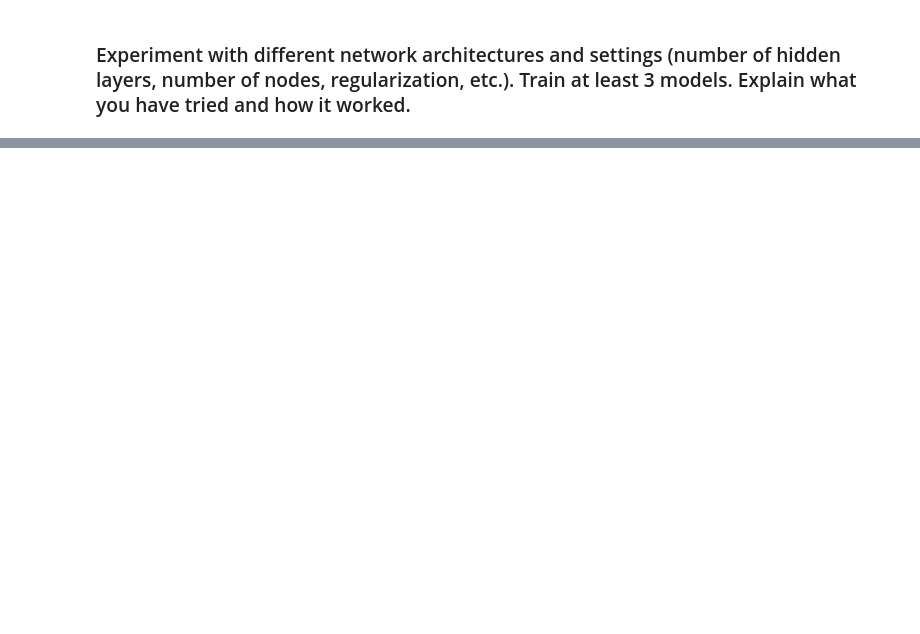
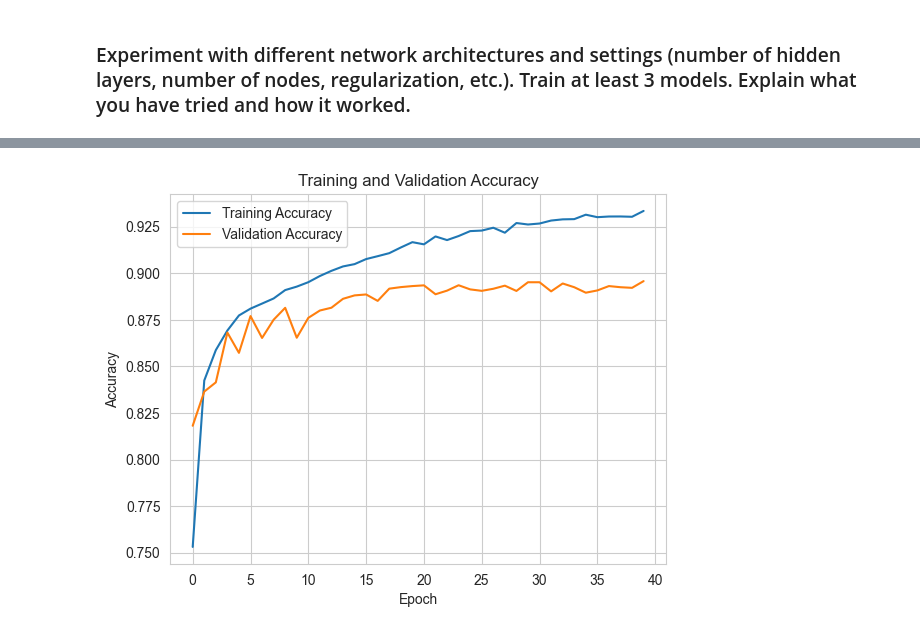
Before and after one commit to viethngn/Data_Science_2_ECBS5233, a Jupyter notebook: assignment2/assignment2_viethngn.ipynb, the cells around one changed output, grey strips where cells are left out. Drawn from its saved outputs; the diff is of its cells as text; code cells hidden in the pictures; blank space fills up the shorter version.

```diff
--- a/assignment2/assignment2_viethngn.ipynb
+++ b/assignment2/assignment2_viethngn.ipynb
@@ -325,0 +328,19 @@ summary_df
+# %%
+from keras.layers import Dropout
+
+# Build the regularized 3 hidden layers network model
+reg_hidden3_model = Sequential([
+    Input(shape=X_train.shape[1:]),
+    Flatten(),
+    Rescaling(1./255),
+    Dense(255, activation='relu'),
+    Dropout(0.2),
+    Dense(510, activation='relu'),
+    Dropout(0.2),
+    Dense(1020, activation='relu'),
+    Dense(num_classes, activation='softmax')
+])
+
+# Compile the model
+reg_hidden3_model.compile(loss='categorical_crossentropy', optimizer='adam', metrics=['accuracy'])
+print(reg_hidden3_model.summary())
@@ -325,0 +372,6 @@ summary_df
+# %%
+from keras.callbacks import EarlyStopping
+
+# Fit the model with EarlyStopping
+keras.utils.set_random_seed(20240329)  # for reproducibility
+reg_hidden3_history = reg_hidden3_model.fit(X_train, y_train, validation_data=(X_val, y_val), epochs=100, batch_size=512, callbacks=[EarlyStopping(monitor='val_accuracy', patience=10, min_delta=0.001, verbose=1)])
@@ -325,0 +403,4 @@ summary_df
+# %%
+plot_history(reg_hidden3_history.history)
+# %% [output]
+[figure, added]
```
Also changed, not shown: parts of 43 cells of this notebook.
